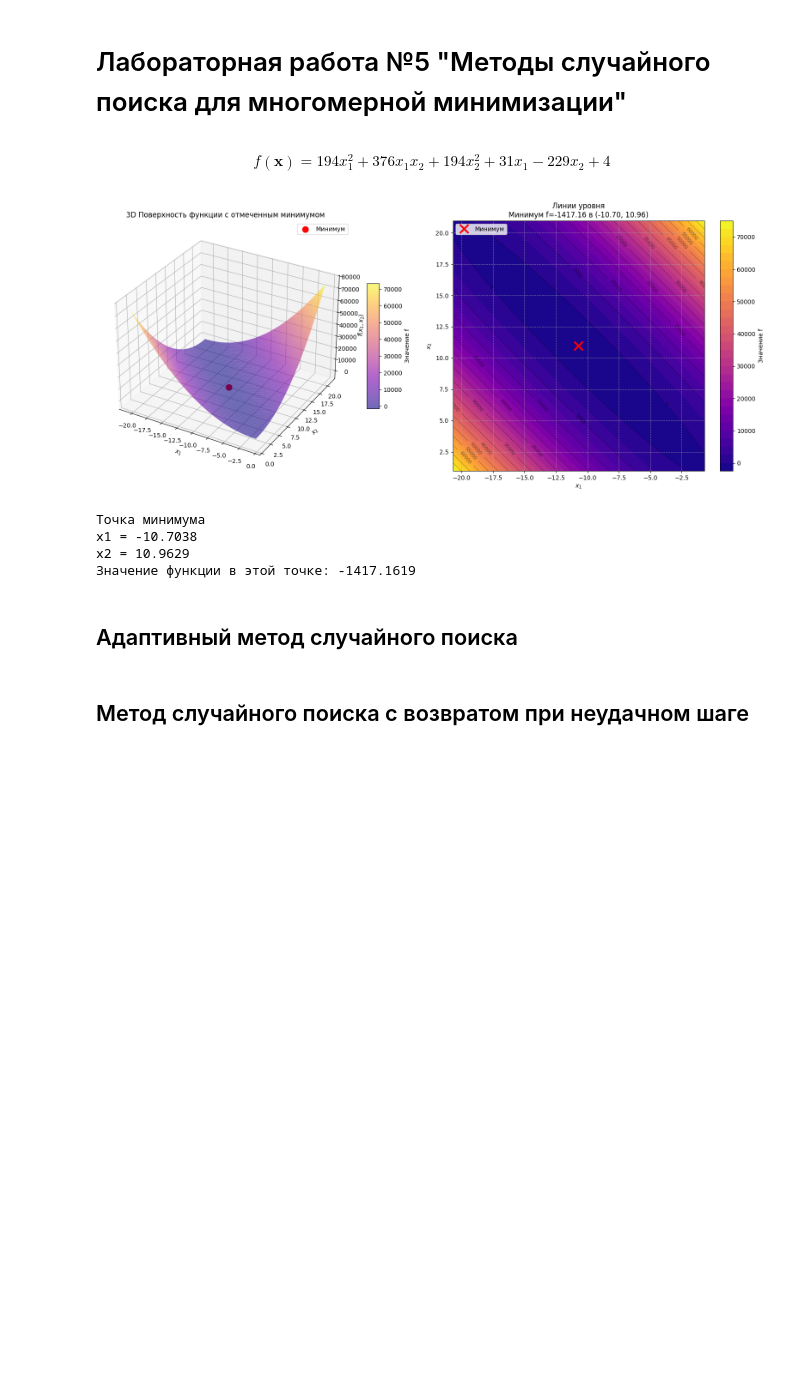
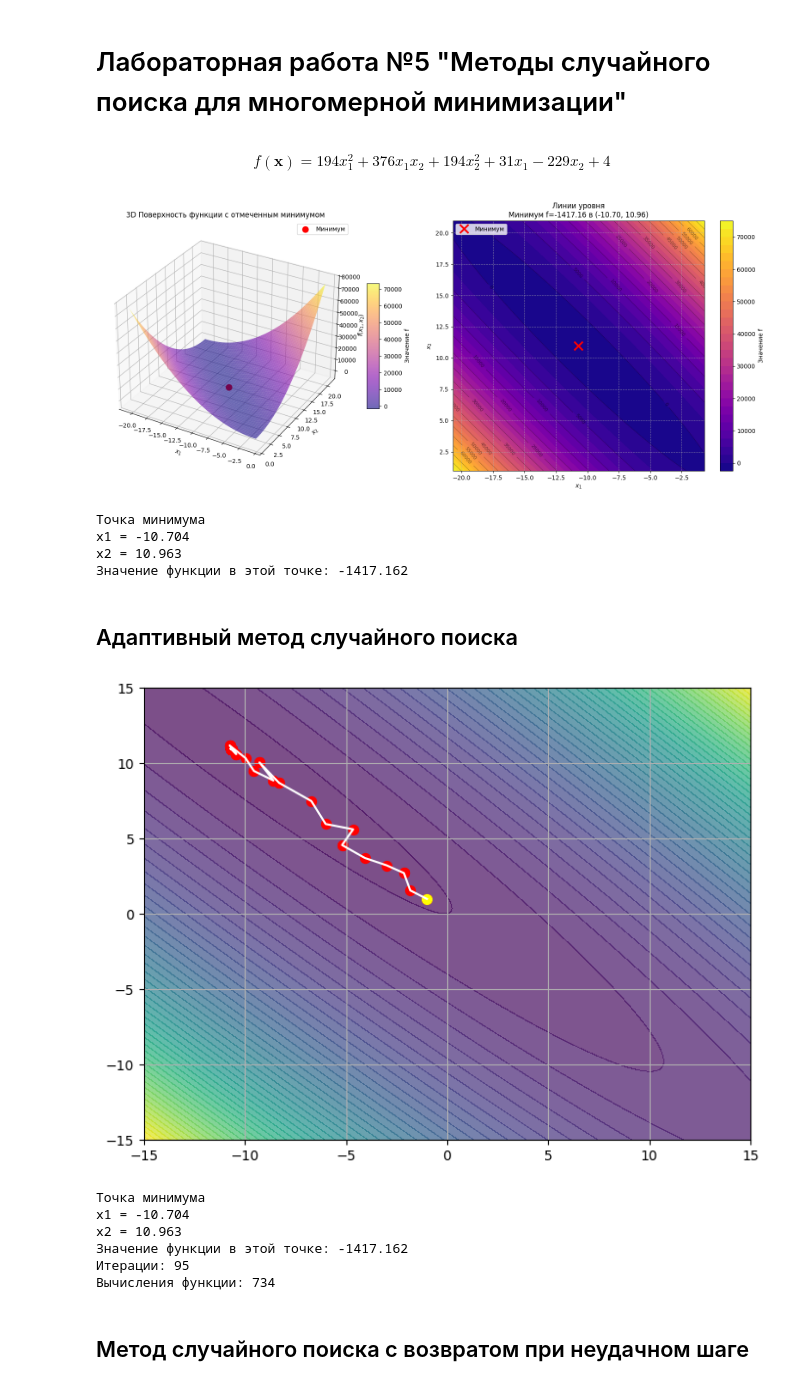
Before and after one commit to miacller/domashka-po-stepashke, a Jupyter notebook: Оптимизация/optimization_lab_5.ipynb, the cells around one changed output. Cells and saved outputs as stored; diff of their text form; code cells hidden in the pictures; blank space fills up the shorter version.

```diff
--- a/Оптимизация/optimization_lab_5.ipynb
+++ b/Оптимизация/optimization_lab_5.ipynb
@@ -64,15 +72,64 @@ plt.show()
 x0 = [0, 0]
 res = minimize(f, x0, method='BFGS')
 
-print(f"Точка минимума\nx1 = {res.x[0]:.4f}\nx2 = {res.x[1]:.4f}")
-print(f"Значение функции в этой точке: {res.fun:.4f}")
+print(f"Точка минимума\nx1 = {res.x[0]:.3f}\nx2 = {res.x[1]:.3f}")
+print(f"Значение функции в этой точке: {res.fun:.3f}")
 # %% [output]
 [figure]
 Точка минимума
-x1 = -10.7038
-x2 = 10.9629
-Значение функции в этой точке: -1417.1619
+x1 = -10.704
+x2 = 10.963
+Значение функции в этой точке: -1417.162
 # %% [markdown]
 ## Адаптивный метод случайного поиска
+# %%
+def adaptive_random_search(f,x0,h0=1.0,alpha=1.2,beta=0.7,max_iter=2000,tol=1e-6,tries=10):
+    x=np.array(x0,dtype=float)
+    h=h0
+    f_x=f(x)
+    func_evals=1
+    path=[x.copy()]
+    for iteration in range(1,max_iter+1):
+        improved=False
+        for _ in range(tries):
+            direction=np.random.randn(len(x))
+            direction/=np.linalg.norm(direction)
+            x_new=x+h*direction
+            f_new=f(x_new)
+            func_evals+=1
+            if f_new<f_x:
+                x=x_new
+                f_x=f_new
+                h*=alpha
+                improved=True
+                break
+        if not improved:
+            h*=beta
+        h*=0.995
+        path.append(x.copy())
+        if h<tol:
+            break
+
+    return x,f_x,iteration,func_evals,np.array(path)
+# %%
+x0 = [-1, 1]
+
+x, f_x, iteration, func_evals, path = adaptive_random_search(f, x0)
+
+plot_trajectory(f,path)
+print("Точка минимума")
+print(f"x1 = {x[0]:.3f}")
+print(f"x2 = {x[1]:.3f}")
+print(f"Значение функции в этой точке: {f_x:.3f}")
+print(f"Итерации: {iteration}")
+print(f"Вычисления функции: {func_evals}")
+# %% [output]
+[figure, added]
+Точка минимума
+x1 = -10.704
+x2 = 10.963
+Значение функции в этой точке: -1417.162
+Итерации: 95
+Вычисления функции: 734
 # %% [markdown]
 ##  Mетод случайного поиска с возвратом при неудачном шаге
```
Also changed, not shown: parts of 10 cells of this notebook, 3 other files.
